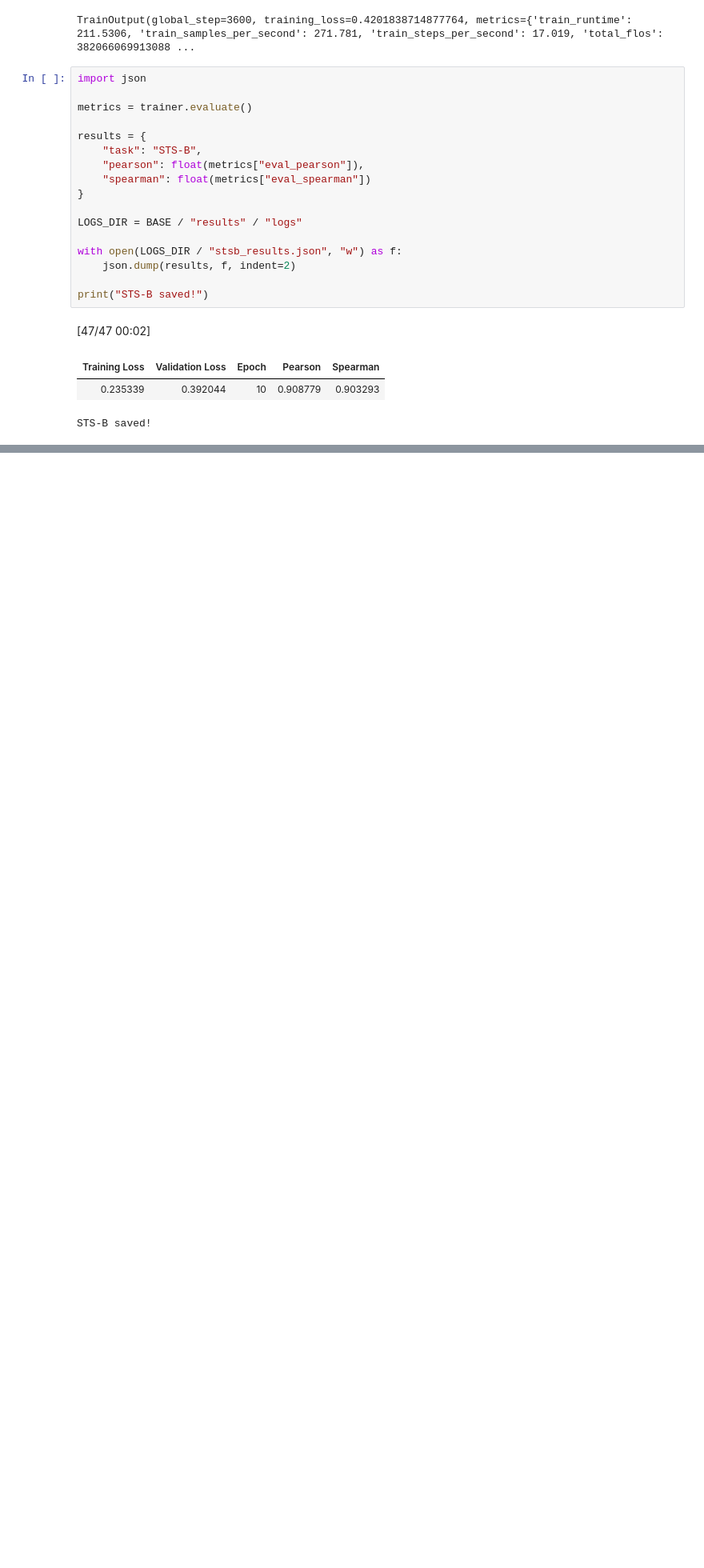
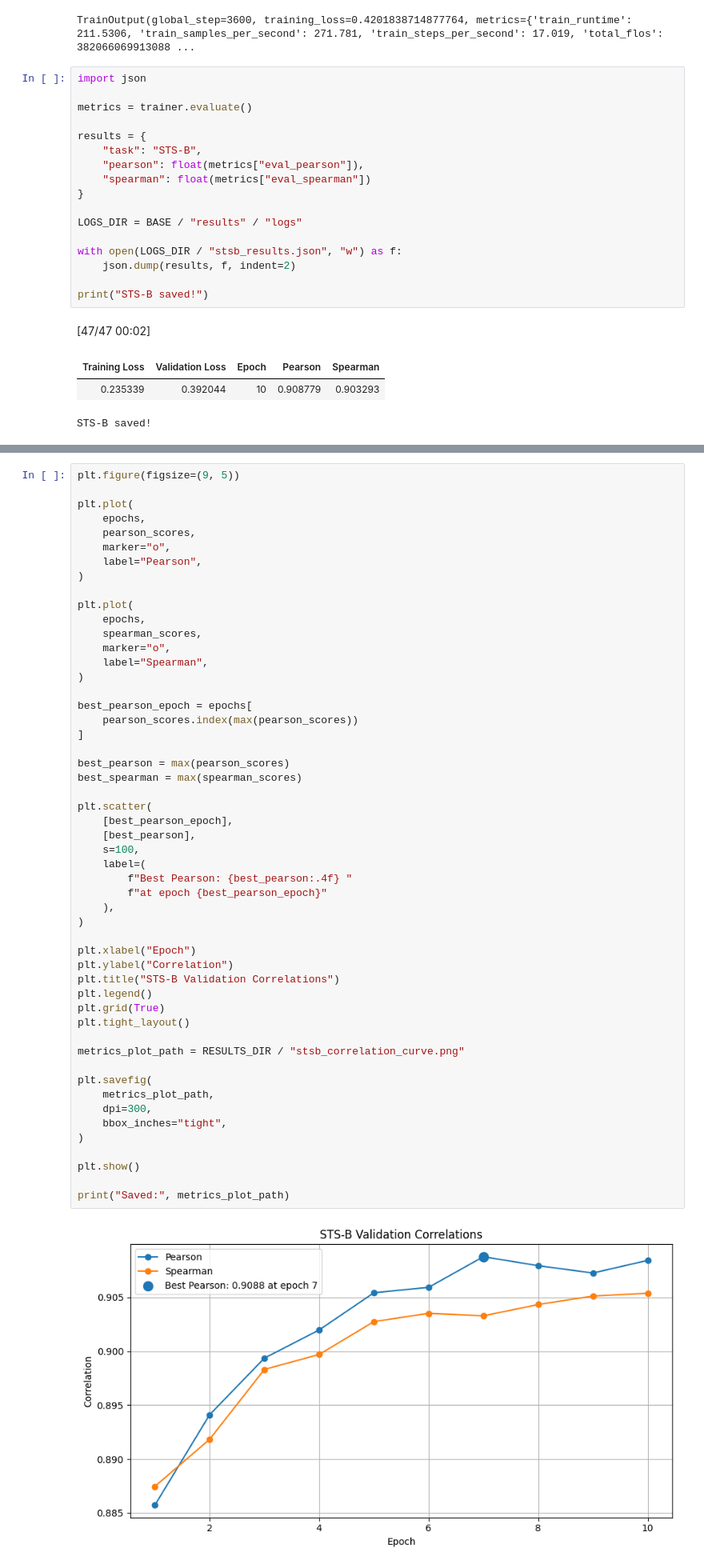
Before and after one commit to shoshe1/nn_project, a Jupyter notebook: notebooks/sts-b_lora_roberta.ipynb, the cells around one changed output, grey strips where cells are left out. Shown at 80% size. Saved outputs shown, nothing was run; the diff lists cells and outputs as text; blank space fills up the shorter version.

```diff
--- a/notebooks/sts-b_lora_roberta.ipynb
+++ b/notebooks/sts-b_lora_roberta.ipynb
@@ -346,0 +448,54 @@ STS-B saved!
+# %%
+plt.figure(figsize=(9, 5))
+
+plt.plot(
+    epochs,
+    pearson_scores,
+    marker="o",
+    label="Pearson",
+)
+
+plt.plot(
+    epochs,
+    spearman_scores,
+    marker="o",
+    label="Spearman",
+)
+
+best_pearson_epoch = epochs[
+    pearson_scores.index(max(pearson_scores))
+]
+
+best_pearson = max(pearson_scores)
+best_spearman = max(spearman_scores)
+
+plt.scatter(
+    [best_pearson_epoch],
+    [best_pearson],
+    s=100,
+    label=(
+        f"Best Pearson: {best_pearson:.4f} "
+        f"at epoch {best_pearson_epoch}"
+    ),
+)
+
+plt.xlabel("Epoch")
+plt.ylabel("Correlation")
+plt.title("STS-B Validation Correlations")
+plt.legend()
+plt.grid(True)
+plt.tight_layout()
+
+metrics_plot_path = RESULTS_DIR / "stsb_correlation_curve.png"
+
+plt.savefig(
+    metrics_plot_path,
+    dpi=300,
+    bbox_inches="tight",
+)
+
+plt.show()
+
+print("Saved:", metrics_plot_path)
+# %% [output]
+[figure, added]
```
Also changed, not shown: parts of 6 cells of this notebook, 4 other files.
